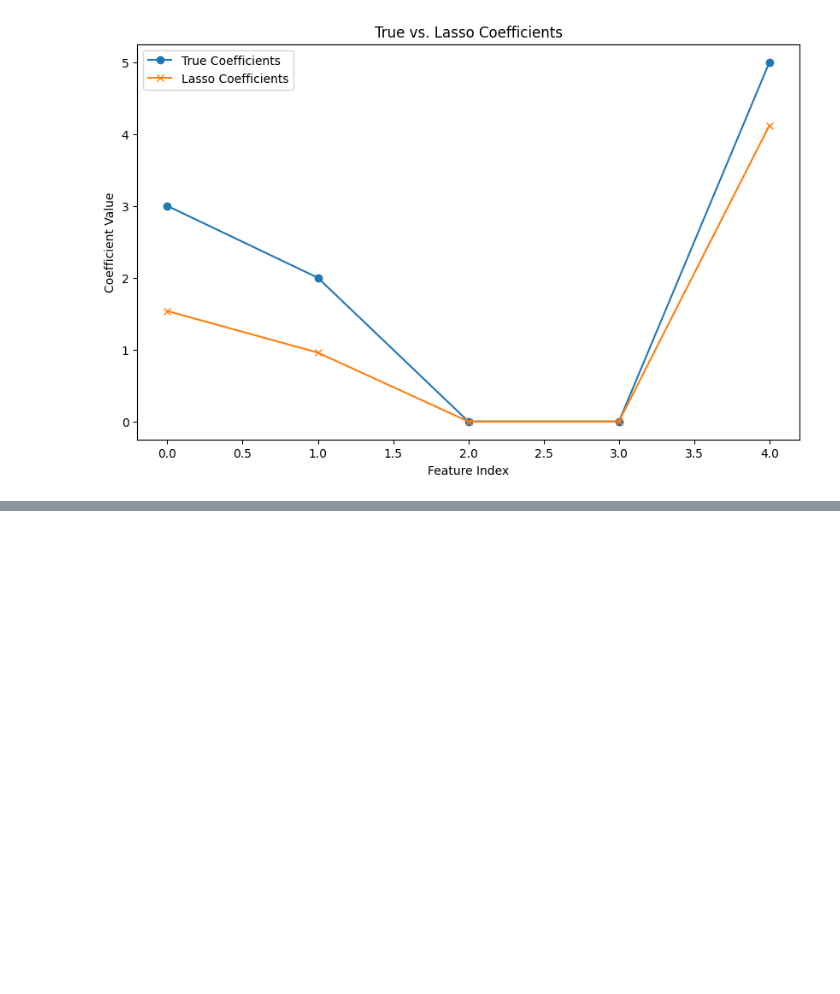
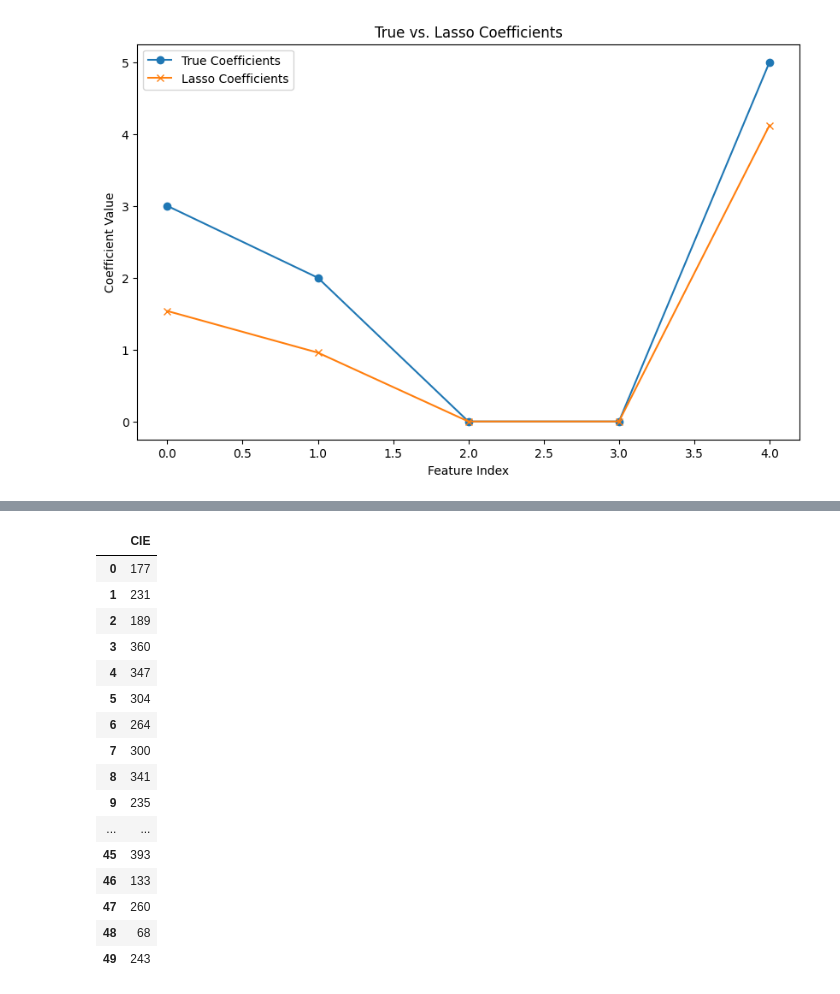
Before and after one commit to Adityavb121/23cs503, a Jupyter notebook: AIML_Lab_Exercise.ipynb, the cells around one changed output, grey strips where cells are left out. Saved outputs shown, nothing was run; the diff lists cells and outputs as text; code cells hidden in the pictures; blank space fills up the shorter version.

```diff
--- a/AIML_Lab_Exercise.ipynb
+++ b/AIML_Lab_Exercise.ipynb
@@ -3516,0 +3688,20 @@ print("\nClassification Report:\n", classification_report(y_test, y_pred))
+# %%
+x
+# %% [output]
+|  | CIE |
+| 0 | 177 |
+| 1 | 231 |
+| 2 | 189 |
+| 3 | 360 |
+| 4 | 347 |
+| 5 | 304 |
+| 6 | 264 |
+| 7 | 300 |
+| 8 | 341 |
+| 9 | 235 |
+| ... | ... |
+| 45 | 393 |
+| 46 | 133 |
+| 47 | 260 |
+| 48 | 68 |
+| 49 | 243 |
```
Also changed, not shown: parts of 14 cells of this notebook.
